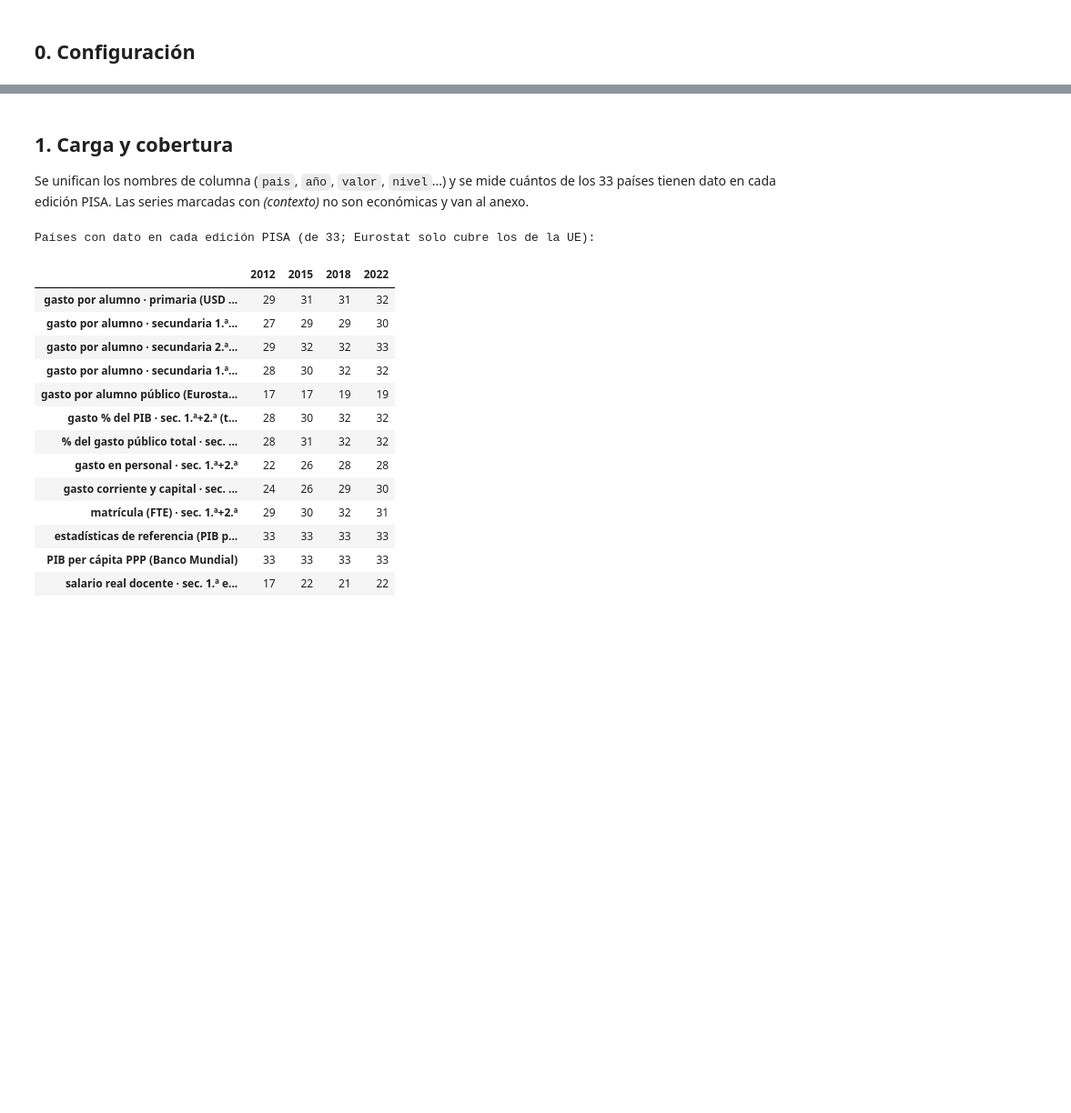
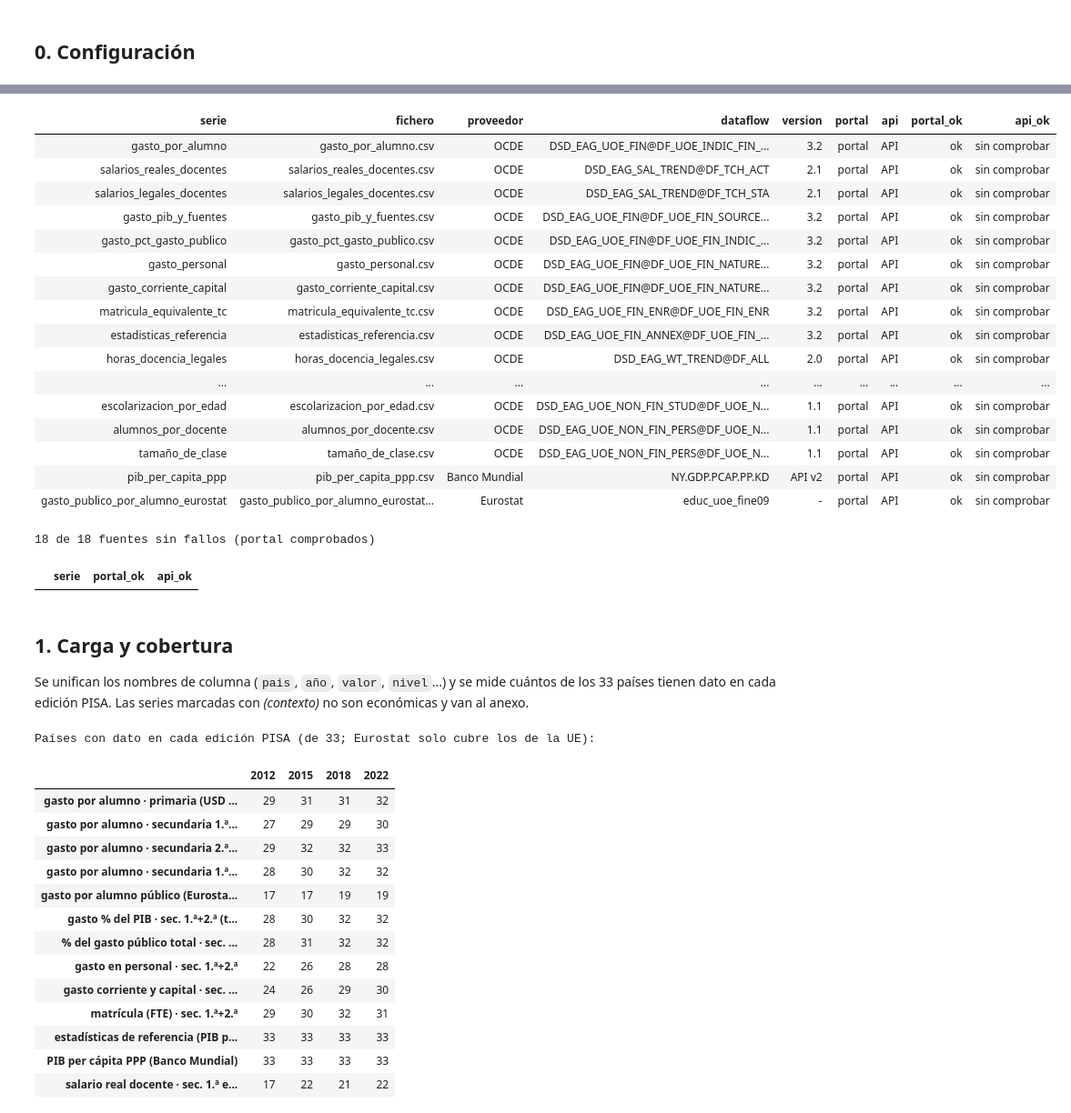
Before and after one commit to musero55/tfm_data_science, a Jupyter notebook: notebooks/fase_1_data_ingestion_eda/01_EDA_presupuestos.ipynb, the cells around one changed output, grey strips where cells are left out. Shown at 91% size. Drawn from its saved outputs; the diff is of its cells as text; code cells hidden in the pictures; blank space fills up the shorter version.

```diff
--- a/notebooks/fase_1_data_ingestion_eda/01_EDA_presupuestos.ipynb
+++ b/notebooks/fase_1_data_ingestion_eda/01_EDA_presupuestos.ipynb
@@ -90,3 +94,36 @@ rutas
+# %%
+from IPython.display import HTML
+
+COMPROBAR_API = False   # True pide una muestra a cada API (la OCDE limita las consultas por hora)
+enlaces = comprobar_fuentes(api=COMPROBAR_API)
+vista = enlaces.assign(portal=[f'<a href="{u}" target="_blank">portal</a>' for u in enlaces['portal']],
+                       api=[f'<a href="{u}" target="_blank">API</a>' for u in enlaces['api']])
+HTML(vista.drop(columns='formato').to_html(escape=False, index=False))
+# %% [output]
+| serie | fichero | proveedor | dataflow | version | portal | api | portal_ok | api_ok |
+| gasto_por_alumno | gasto_por_alumno.csv | OCDE | DSD_EAG_UOE_FIN@DF_UOE_INDIC_FIN_... | 3.2 | portal | API | ok | sin comprobar |
+| salarios_reales_docentes | salarios_reales_docentes.csv | OCDE | DSD_EAG_SAL_TREND@DF_TCH_ACT | 2.1 | portal | API | ok | sin comprobar |
+| salarios_legales_docentes | salarios_legales_docentes.csv | OCDE | DSD_EAG_SAL_TREND@DF_TCH_STA | 2.1 | portal | API | ok | sin comprobar |
+| gasto_pib_y_fuentes | gasto_pib_y_fuentes.csv | OCDE | DSD_EAG_UOE_FIN@DF_UOE_FIN_SOURCE... | 3.2 | portal | API | ok | sin comprobar |
+| gasto_pct_gasto_publico | gasto_pct_gasto_publico.csv | OCDE | DSD_EAG_UOE_FIN@DF_UOE_FIN_INDIC_... | 3.2 | portal | API | ok | sin comprobar |
+| gasto_personal | gasto_personal.csv | OCDE | DSD_EAG_UOE_FIN@DF_UOE_FIN_NATURE... | 3.2 | portal | API | ok | sin comprobar |
+| gasto_corriente_capital | gasto_corriente_capital.csv | OCDE | DSD_EAG_UOE_FIN@DF_UOE_FIN_NATURE... | 3.2 | portal | API | ok | sin comprobar |
+| matricula_equivalente_tc | matricula_equivalente_tc.csv | OCDE | DSD_EAG_UOE_FIN_ENR@DF_UOE_FIN_ENR | 3.2 | portal | API | ok | sin comprobar |
+| estadisticas_referencia | estadisticas_referencia.csv | OCDE | DSD_EAG_UOE_FIN_ANNEX@DF_UOE_FIN_... | 3.2 | portal | API | ok | sin comprobar |
+| horas_docencia_legales | horas_docencia_legales.csv | OCDE | DSD_EAG_WT_TREND@DF_ALL | 2.0 | portal | API | ok | sin comprobar |
+| ... | ... | ... | ... | ... | ... | ... | ... | ... |
+| escolarizacion_por_edad | escolarizacion_por_edad.csv | OCDE | DSD_EAG_UOE_NON_FIN_STUD@DF_UOE_N... | 1.1 | portal | API | ok | sin comprobar |
+| alumnos_por_docente | alumnos_por_docente.csv | OCDE | DSD_EAG_UOE_NON_FIN_PERS@DF_UOE_N... | 1.1 | portal | API | ok | sin comprobar |
+| tamaño_de_clase | tamaño_de_clase.csv | OCDE | DSD_EAG_UOE_NON_FIN_PERS@DF_UOE_N... | 1.1 | portal | API | ok | sin comprobar |
+| pib_per_capita_ppp | pib_per_capita_ppp.csv | Banco Mundial | NY.GDP.PCAP.PP.KD | API v2 | portal | API | ok | sin comprobar |
+| gasto_publico_por_alumno_eurostat | gasto_publico_por_alumno_eurostat... | Eurostat | educ_uoe_fine09 | - | portal | API | ok | sin comprobar |
+# %%
+fallos = enlaces[(enlaces['portal_ok'] != 'ok') | enlaces['api_ok'].str.startswith(('ERROR', 'sin datos', 'límite'))]
+print(f'{len(enlaces) - len(fallos)} de {len(enlaces)} fuentes sin fallos (portal{" y API" if COMPROBAR_API else ""} comprobados)')
+fallos[['serie', 'portal_ok', 'api_ok']]
+# %% [output]
+18 de 18 fuentes sin fallos (portal comprobados)
+|  | serie | portal_ok | api_ok |
 # %% [markdown]
 ## 1. Carga y cobertura
 
```
Also changed, not shown: parts of 28 cells of this notebook, 8 other files.
